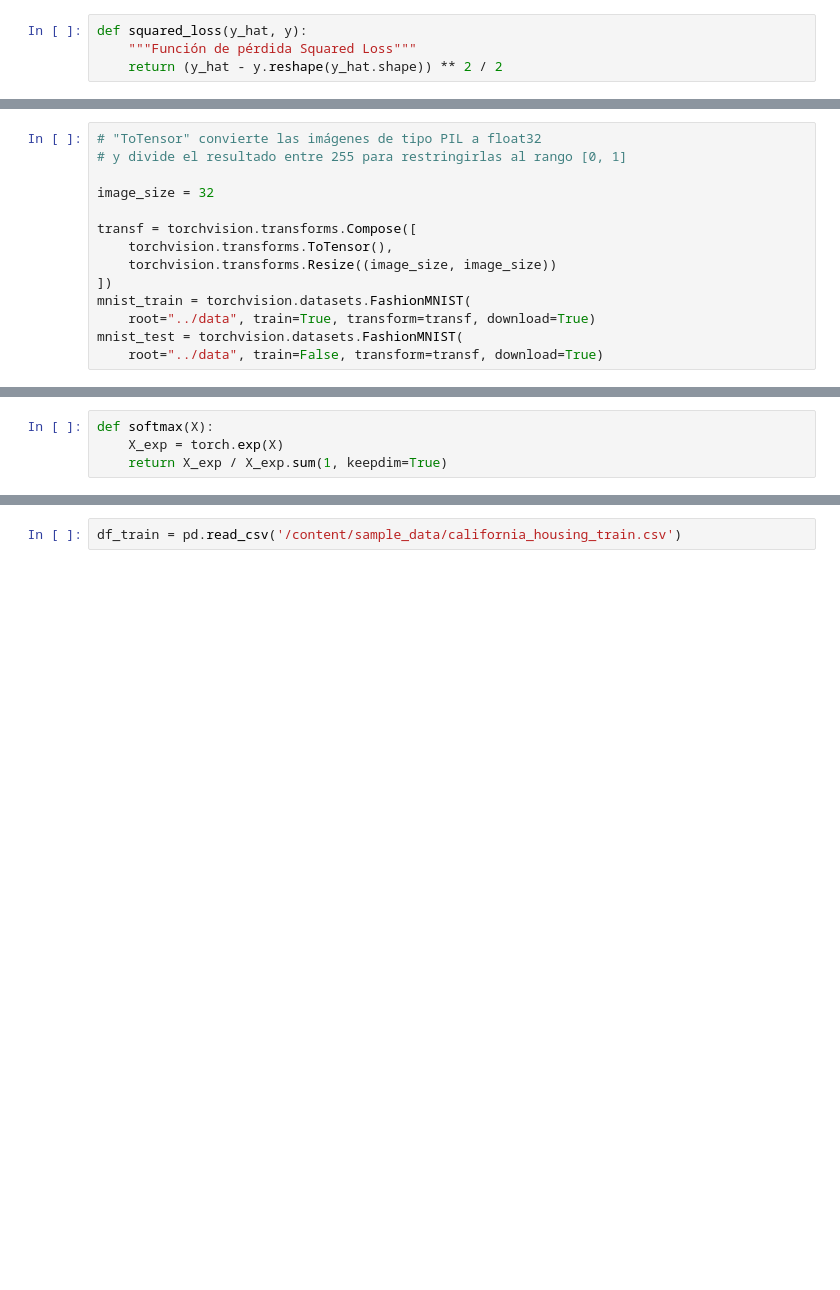
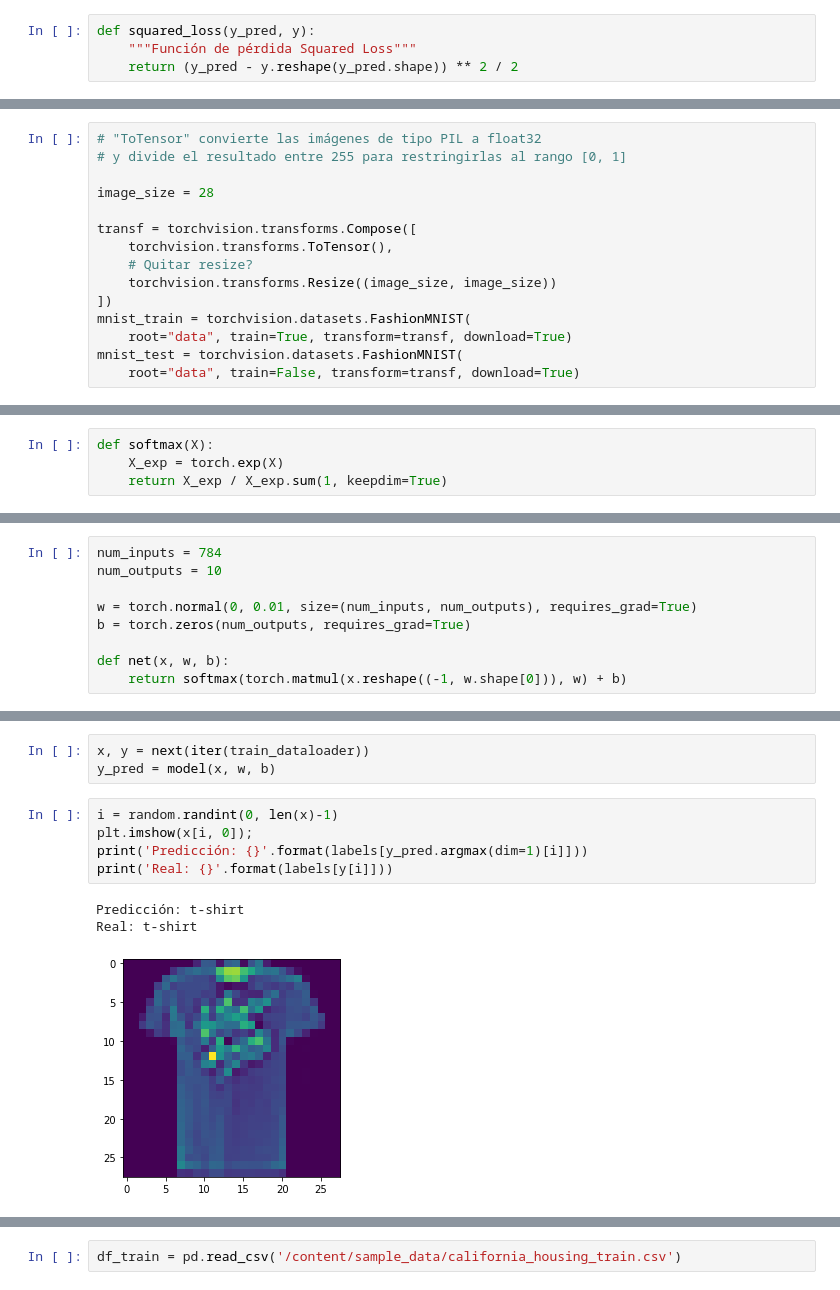
Before and after one commit to ramajoballester/mil_deeplearning, a Jupyter notebook: 1_introduccion.ipynb, the cells around one changed output, grey strips where cells are left out. Cells and saved outputs as stored; diff of their text form; blank space fills up the shorter version.

```diff
--- a/1_introduccion.ipynb
+++ b/1_introduccion.ipynb
@@ -107,9 +109,9 @@ def linreg(X, w, b):
     """Modelo de regresión lineal"""
     return torch.matmul(X, w) + b
 # %%
-def squared_loss(y_hat, y):
+def squared_loss(y_pred, y):
     """Función de pérdida Squared Loss"""
-    return (y_hat - y.reshape(y_hat.shape)) ** 2 / 2
+    return (y_pred - y.reshape(y_pred.shape)) ** 2 / 2
 # %%
 def sgd(params, lr, batch_size):
     """Descenso de gradiente estocástico"""
@@ -274,16 +278,17 @@ import torchvision
 # "ToTensor" convierte las imágenes de tipo PIL a float32
 # y divide el resultado entre 255 para restringirlas al rango [0, 1]
 
-image_size = 32
+image_size = 28
 
 transf = torchvision.transforms.Compose([
     torchvision.transforms.ToTensor(),
+    # Quitar resize?
     torchvision.transforms.Resize((image_size, image_size))
 ])
 mnist_train = torchvision.datasets.FashionMNIST(
-    root="../data", train=True, transform=transf, download=True)
+    root="data", train=True, transform=transf, download=True)
 mnist_test = torchvision.datasets.FashionMNIST(
-    root="../data", train=False, transform=transf, download=True)
+    root="data", train=False, transform=transf, download=True)
 # %%
 len(mnist_train), len(mnist_test)
 # %% [output]
@@ -343,0 +352,9 @@ import pandas as pd
+# %%
+num_inputs = 784
+num_outputs = 10
+
+w = torch.normal(0, 0.01, size=(num_inputs, num_outputs), requires_grad=True)
+b = torch.zeros(num_outputs, requires_grad=True)
+
+def net(x, w, b):
+    return softmax(torch.matmul(x.reshape((-1, w.shape[0])), w) + b)
@@ -343,0 +458,12 @@ import pandas as pd
+# %%
+x, y = next(iter(train_dataloader))
+y_pred = model(x, w, b)
+# %%
+i = random.randint(0, len(x)-1)
+plt.imshow(x[i, 0]);
+print('Predicción: {}'.format(labels[y_pred.argmax(dim=1)[i]]))
+print('Real: {}'.format(labels[y[i]]))
+# %% [output]
+Predicción: t-shirt
+Real: t-shirt
+[figure, added]
```
Also changed, not shown: parts of 55 cells of this notebook.
